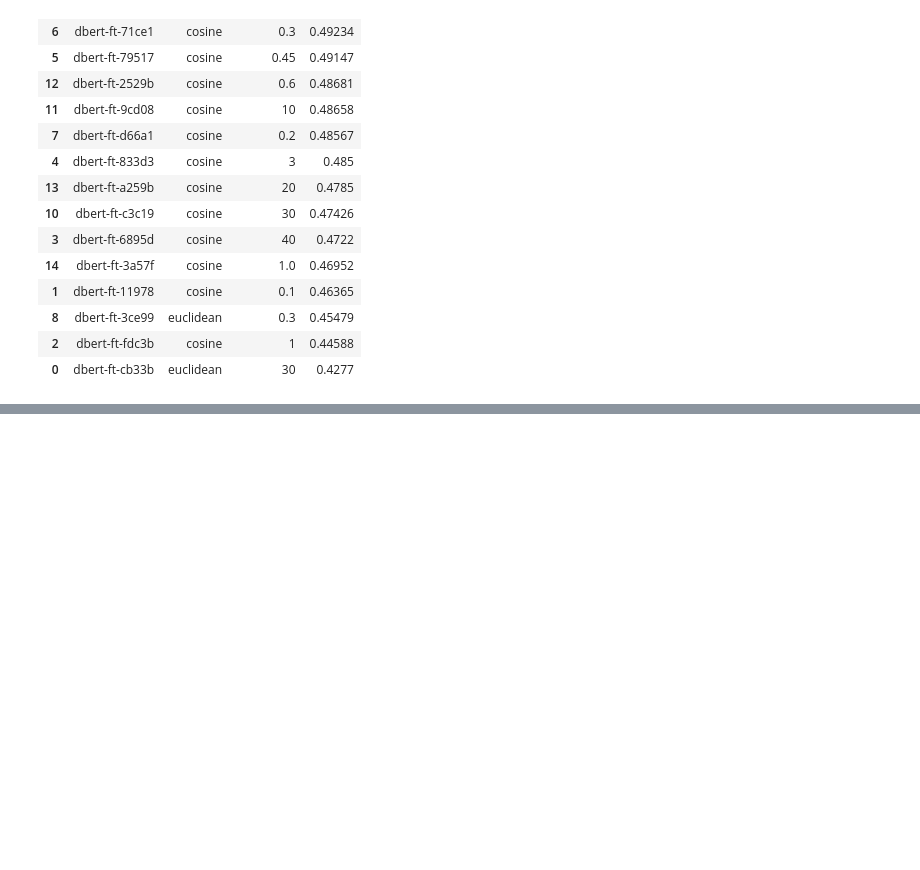
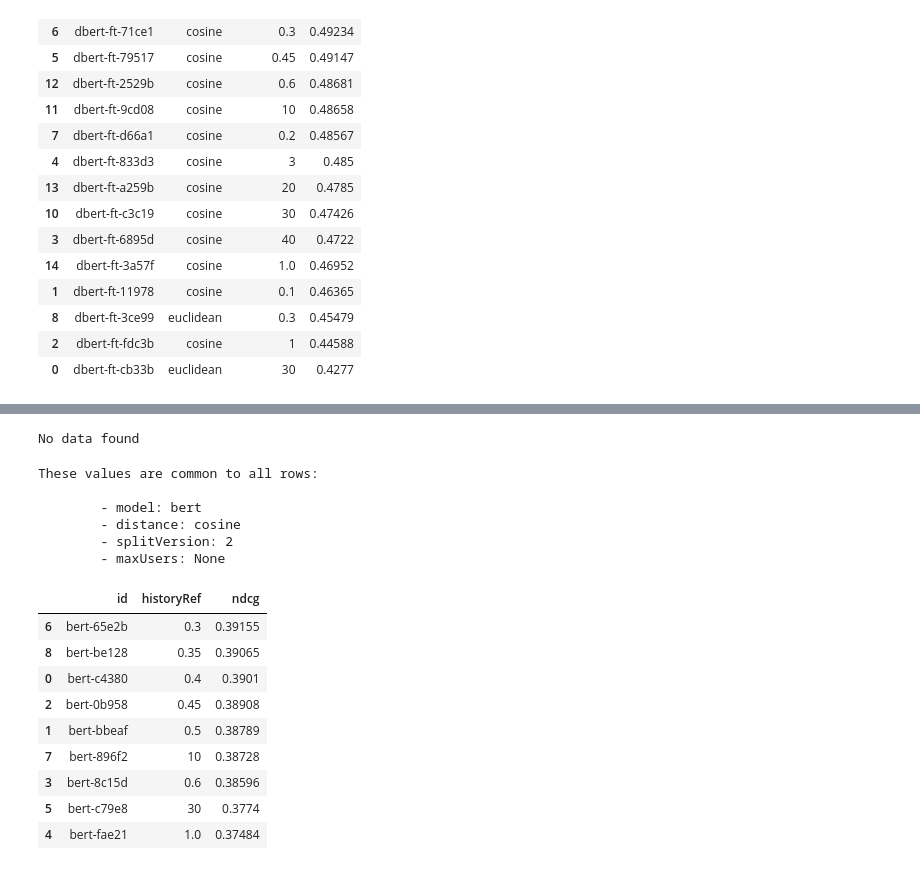
Before and after one commit to arthur-gallois/Twinews-adapted, a Jupyter notebook: twinews/evaluation/hjreport.ipynb, the cells around one changed output, grey strips where cells are left out. Cells and saved outputs as stored; diff of their text form; code cells hidden in the pictures; blank space fills up the shorter version.

```diff
--- a/twinews/evaluation/hjreport.ipynb
+++ b/twinews/evaluation/hjreport.ipynb
@@ -289,0 +317,23 @@ These values are common to all rows:
+# %%
+basicPrint('usent')
+# %% [output]
+No data found
+# %%
+basicPrint('bert')
+# %% [output]
+These values are common to all rows:
+
+        - model: bert
+        - distance: cosine
+        - splitVersion: 2
+        - maxUsers: None
+|  | id | historyRef | ndcg |
+| 6 | bert-65e2b | 0.3 | 0.39155 |
+| 8 | bert-be128 | 0.35 | 0.39065 |
+| 0 | bert-c4380 | 0.4 | 0.3901 |
+| 2 | bert-0b958 | 0.45 | 0.38908 |
+| 1 | bert-bbeaf | 0.5 | 0.38789 |
+| 7 | bert-896f2 | 10 | 0.38728 |
+| 3 | bert-8c15d | 0.6 | 0.38596 |
+| 5 | bert-c79e8 | 30 | 0.3774 |
+| 4 | bert-fae21 | 1.0 | 0.37484 |
```
Also changed, not shown: parts of 6 cells of this notebook, 11 other files.
